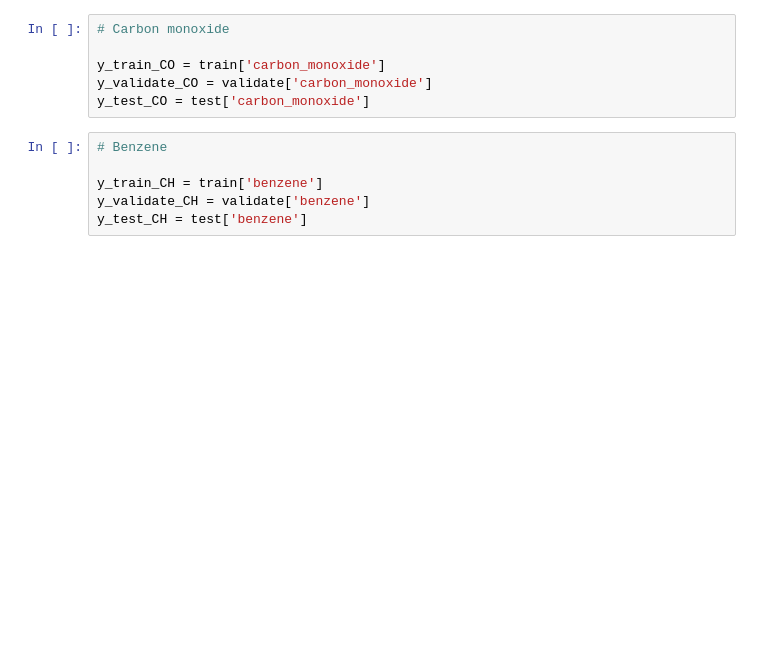
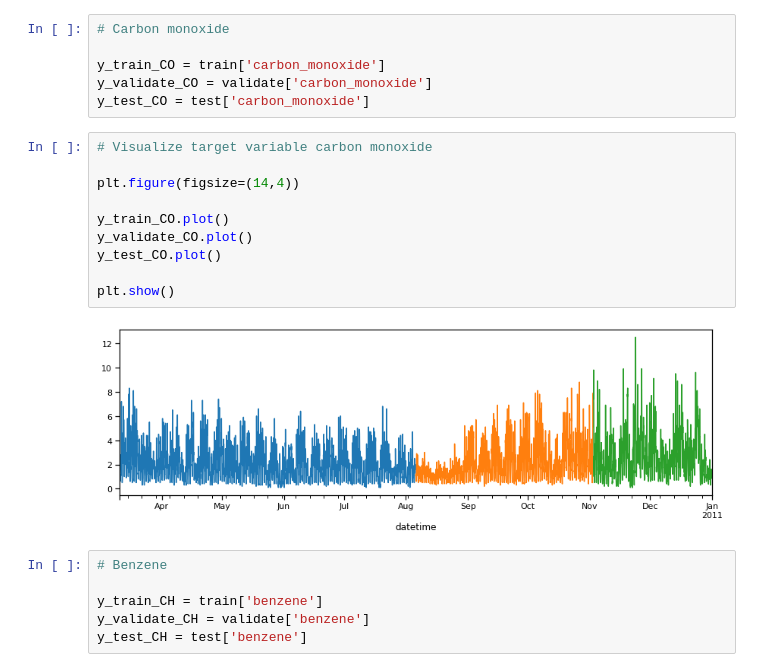
Before and after one commit to Yongliang-Shi/predicting-air-pollution, a Jupyter notebook: MVP.ipynb, the cells around one changed output. Drawn from its saved outputs; the diff is of its cells as text; blank space fills up the shorter version.

Commit message:
Summarize the linear regression model and visualize the target variables

```diff
--- a/MVP.ipynb
+++ b/MVP.ipynb
@@ -930,6 +930,18 @@ X_train_scaled.describe()
 y_train_CO = train['carbon_monoxide']
 y_validate_CO = validate['carbon_monoxide']
 y_test_CO = test['carbon_monoxide']
+# %%
+# Visualize target variable carbon monoxide
+
+plt.figure(figsize=(14,4))
+
+y_train_CO.plot()
+y_validate_CO.plot()
+y_test_CO.plot()
+
+plt.show()
+# %% [output]
+[figure, added]
 # %%
 # Benzene
 
```
Also changed, not shown: parts of 3 cells of this notebook.
